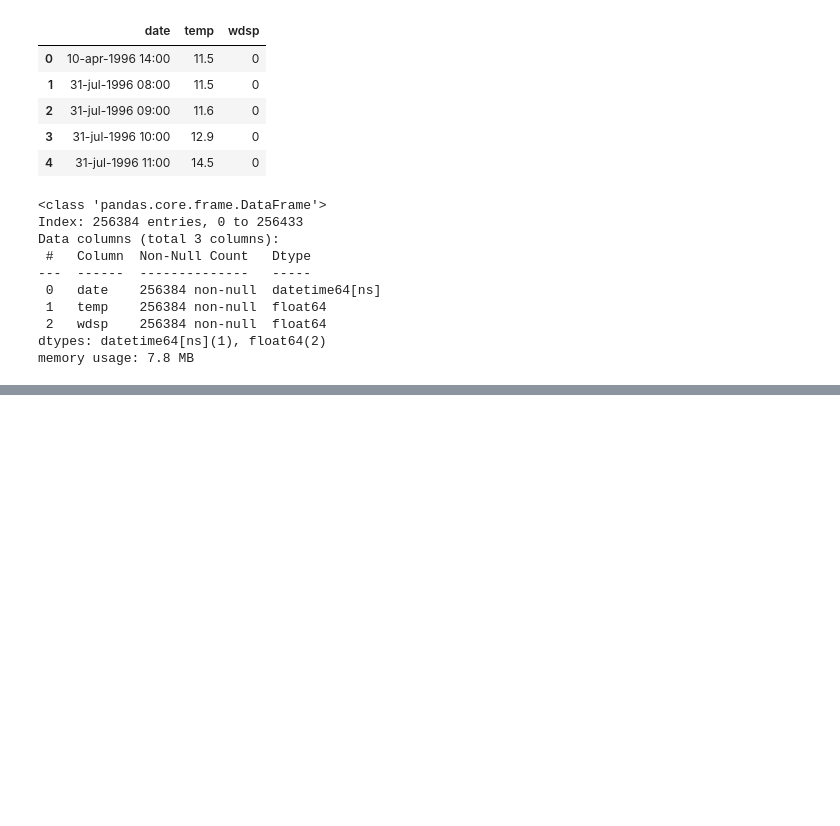
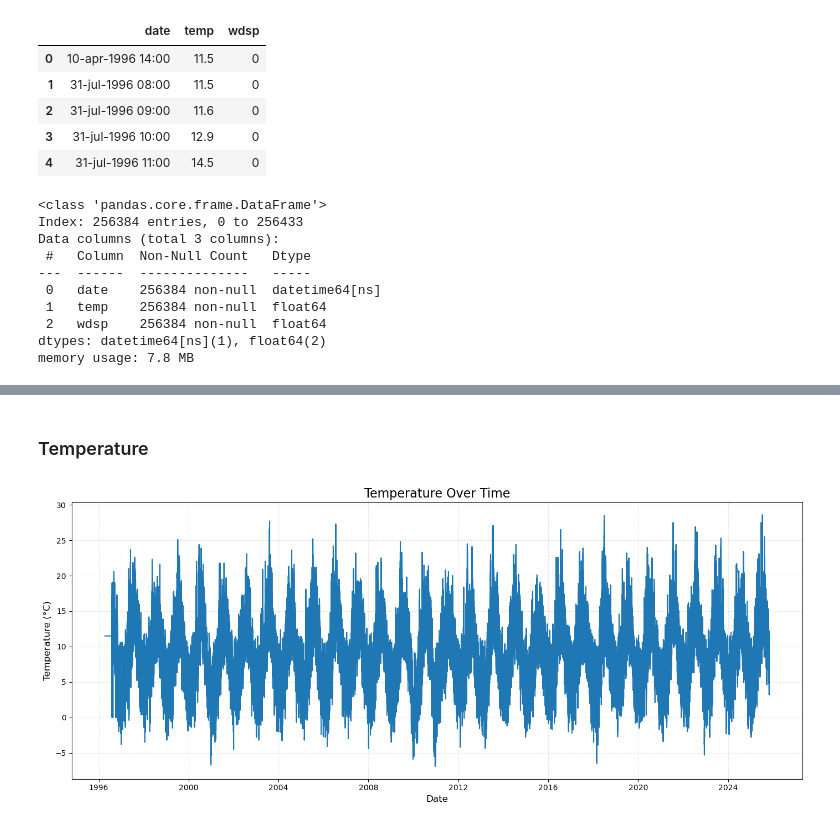
Before and after one commit to Glogover/programming-for-data-analytics, a Jupyter notebook: assignments/assignment_6_Weather.ipynb, the cells around one changed output, grey strips where cells are left out. Saved outputs shown, nothing was run; the diff lists cells and outputs as text; code cells hidden in the pictures; blank space fills up the shorter version.

```diff
--- a/assignments/assignment_6_Weather.ipynb
+++ b/assignments/assignment_6_Weather.ipynb
@@ -142,0 +149,8 @@ memory usage: 7.8 MB
+# %%
+# Setting the index to the datetime
+
+""" If you would like to do some analysis on the data based on time,
+you should set the index of the DataFrame to be the date"""
+
+cleandf.set_index('date', inplace=True)
+cleandf.head(3)
@@ -142,0 +163,16 @@ memory usage: 7.8 MB
+# %% [markdown]
+### Temperature
+# %%
+plt.figure(figsize=(14, 6))
+sns.lineplot(data=cleandf, x="date", y="temp")
+
+plt.title("Temperature Over Time", fontsize=16)
+plt.xlabel("Date", fontsize=12)
+plt.ylabel("Temperature (°C)", fontsize=12)
+
+plt.grid(True, which="both", linestyle="--", alpha=0.3)
+
+plt.tight_layout()
+plt.show()
+# %% [output]
+[figure, added]
```
Also changed, not shown: parts of 10 cells of this notebook, 1 other file.
